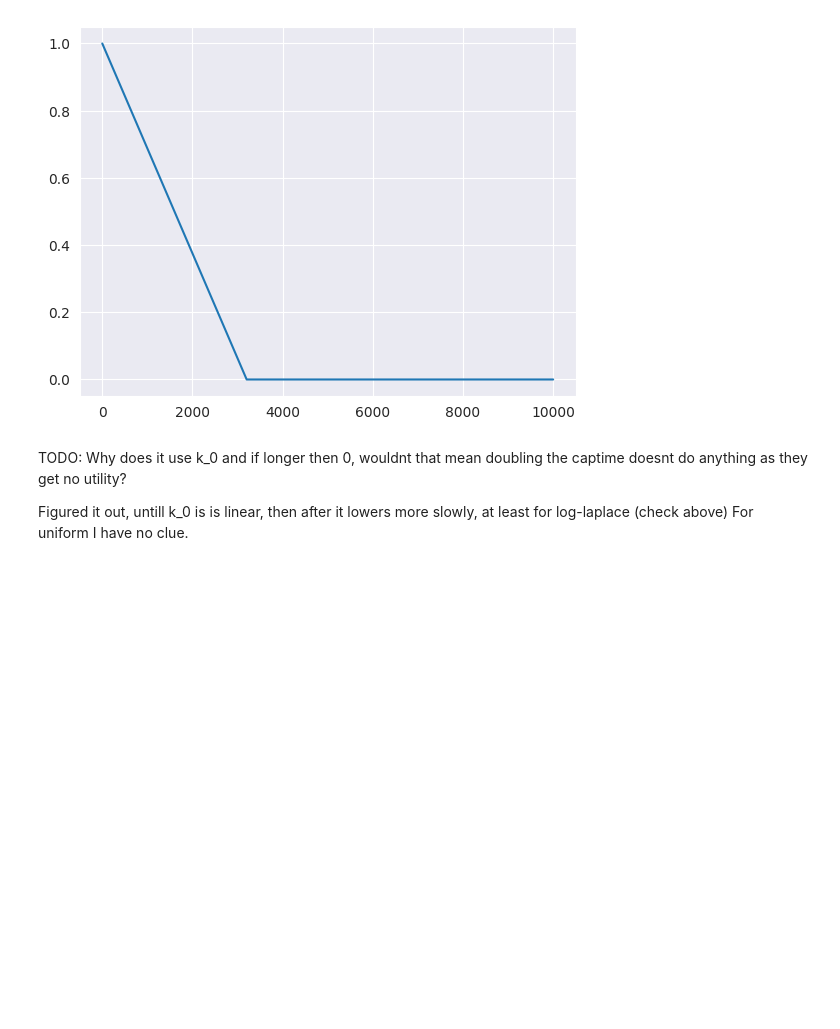
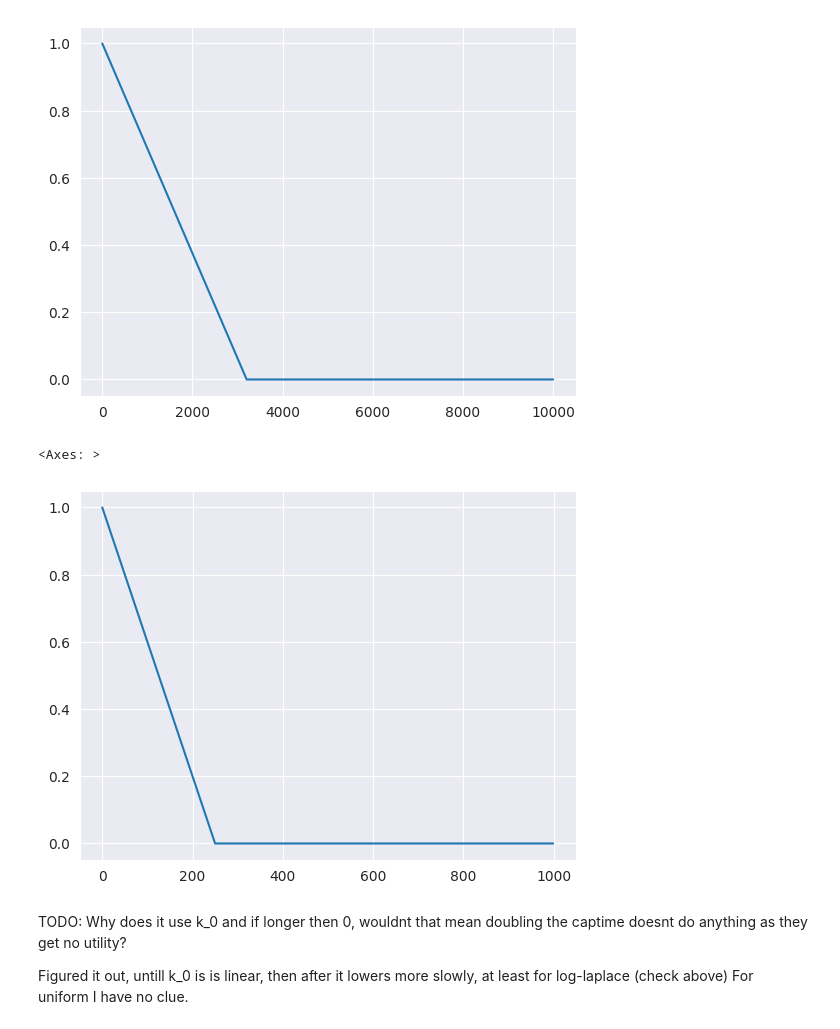
Before and after one commit to Skippybal/Styx, a Jupyter notebook: Utility_testing.ipynb, the cells around one changed output. Cells and saved outputs as stored; diff of their text form; code cells hidden in the pictures; blank space fills up the shorter version.

```diff
--- a/Utility_testing.ipynb
+++ b/Utility_testing.ipynb
@@ -213,6 +213,13 @@ sns.lineplot(x=point, y=outs)
 # %% [output]
 <Axes: >
 [figure]
+# %%
+point = np.arange(0, 1_000, 1)
+outs = uniform_util(point, 250)
+sns.lineplot(x=point, y=outs)
+# %% [output]
+<Axes: >
+[figure, added]
 # %%
 train_dataframe_copy = train_dataframe.copy(deep=True)
 # %% [markdown]
```
Also changed, not shown: parts of 1 cell of this notebook.
